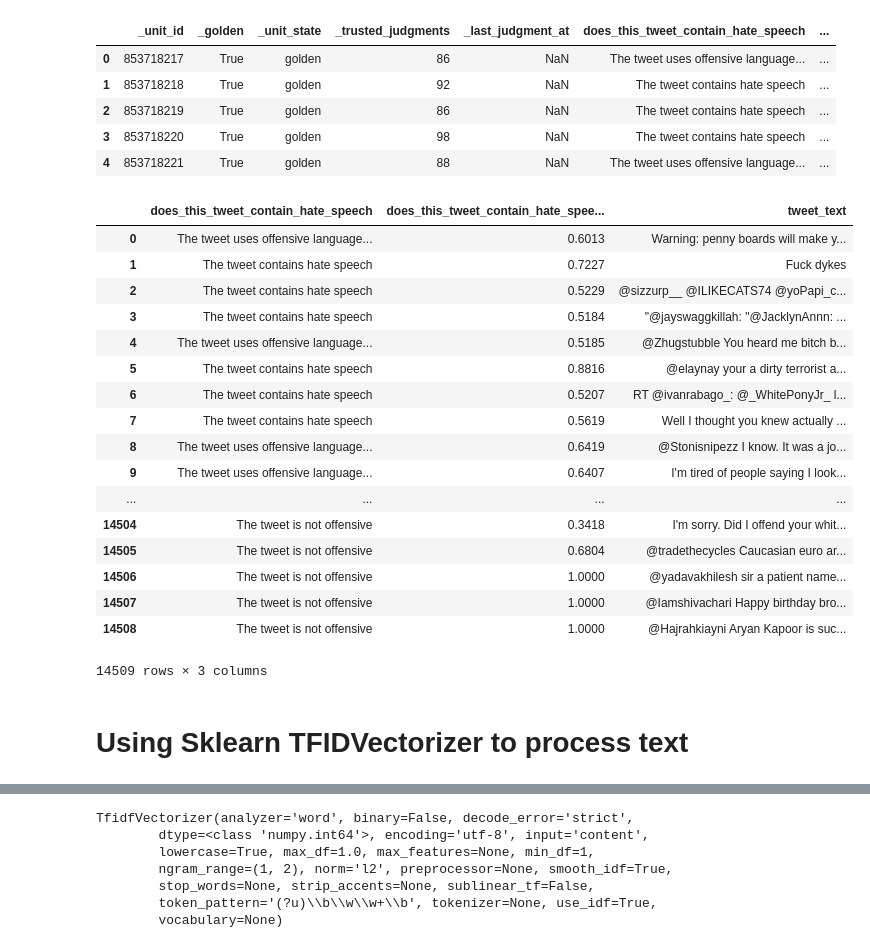
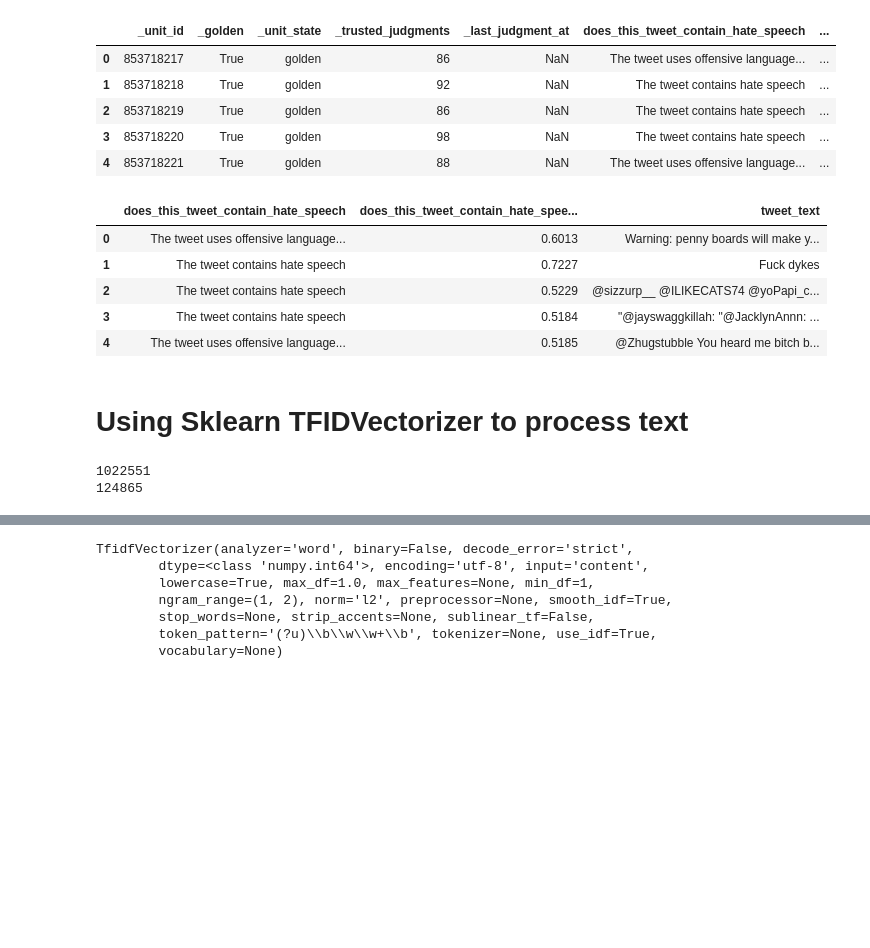
Before and after one commit to samp830/Twitter-Hate-Speech, a Jupyter notebook: Hate Speech.ipynb, the cells around one changed output, grey strips where cells are left out. Drawn from its saved outputs; the diff is of its cells as text; code cells hidden in the pictures; blank space fills up the shorter version.

Commit message:
shortened output and filtered by stop words

```diff
--- a/Hate Speech.ipynb
+++ b/Hate Speech.ipynb
@@ -25,27 +25,15 @@ text.head()
 # %%
 #Selecting Relevant Columns
 columns_of_interest = ['does_this_tweet_contain_hate_speech','does_this_tweet_contain_hate_speech:confidence', 'tweet_text']
 text = text[columns_of_interest]
-text
+text.head()
 # %% [output]
 |  | does_this_tweet_contain_hate_speech | does_this_tweet_contain_hate_spee... | tweet_text |
 | 0 | The tweet uses offensive language... | 0.6013 | Warning: penny boards will make y... |
 | 1 | The tweet contains hate speech | 0.7227 | Fuck dykes |
 | 2 | The tweet contains hate speech | 0.5229 | @sizzurp__ @ILIKECATS74 @yoPapi_c... |
 | 3 | The tweet contains hate speech | 0.5184 | "@jayswaggkillah: "@JacklynAnnn: ... |
 | 4 | The tweet uses offensive language... | 0.5185 | @Zhugstubble You heard me bitch b... |
-| 5 | The tweet contains hate speech | 0.8816 | @elaynay your a dirty terrorist a... |
-| 6 | The tweet contains hate speech | 0.5207 | RT @ivanrabago_: @_WhitePonyJr_ l... |
-| 7 | The tweet contains hate speech | 0.5619 | Well I thought you knew actually ... |
-| 8 | The tweet uses offensive language... | 0.6419 | @Stonisnipezz I know. It was a jo... |
-| 9 | The tweet uses offensive language... | 0.6407 | I'm tired of people saying I look... |
-| ... | ... | ... | ... |
-| 14504 | The tweet is not offensive | 0.3418 | I'm sorry. Did I offend your whit... |
-| 14505 | The tweet is not offensive | 0.6804 | @tradethecycles Caucasian euro ar... |
-| 14506 | The tweet is not offensive | 1.0000 | @yadavakhilesh sir a patient name... |
-| 14507 | The tweet is not offensive | 1.0000 | @Iamshivachari Happy birthday bro... |
-| 14508 | The tweet is not offensive | 1.0000 | @Hajrahkiayni Aryan Kapoor is suc... |
-14509 rows × 3 columns
 # %% [markdown]
 # Using Sklearn TFIDVectorizer to process text
 # %%
@@ -74,0 +68,6 @@ corpus = (' '.join(re.sub(regex_match," ",x).split()))
+# %%
+print(len(corpus))
+print(len(filtered_words))
+# %% [output]
+1022551
+124865
```
Also changed, not shown: parts of 20 cells of this notebook.
